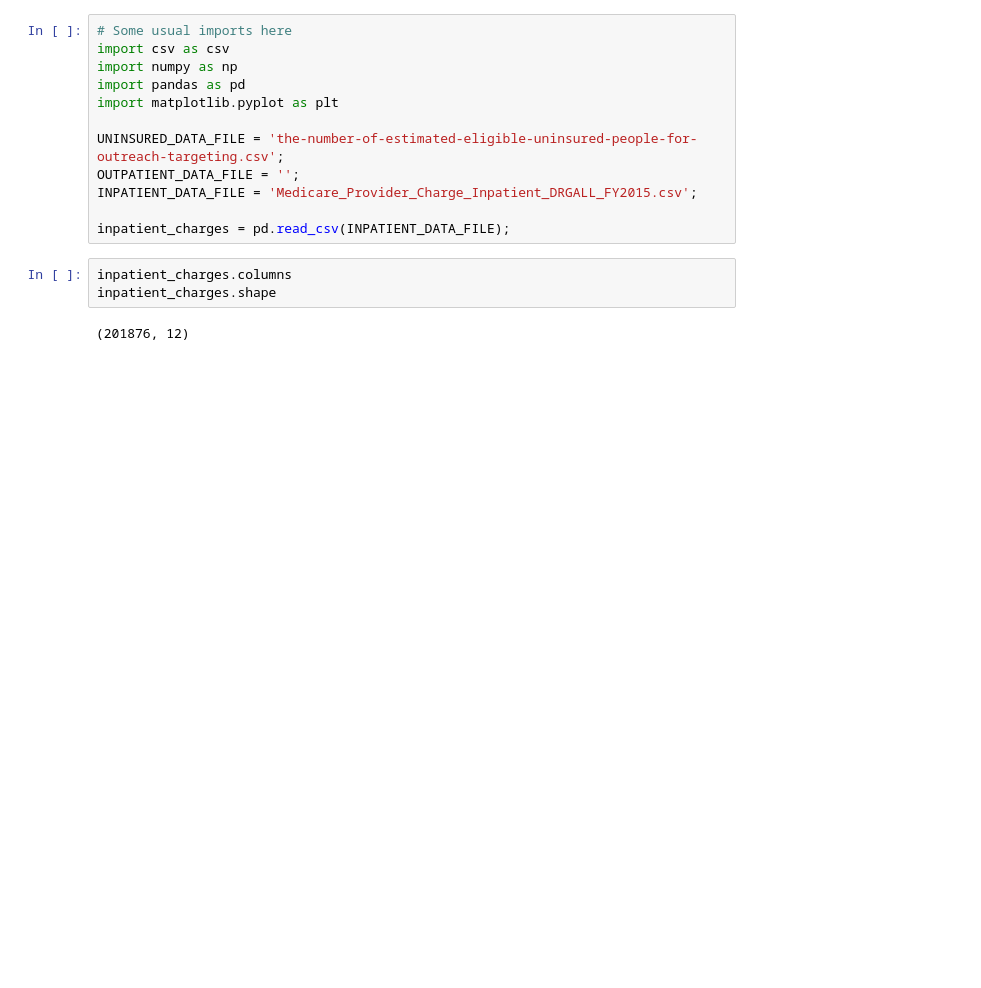
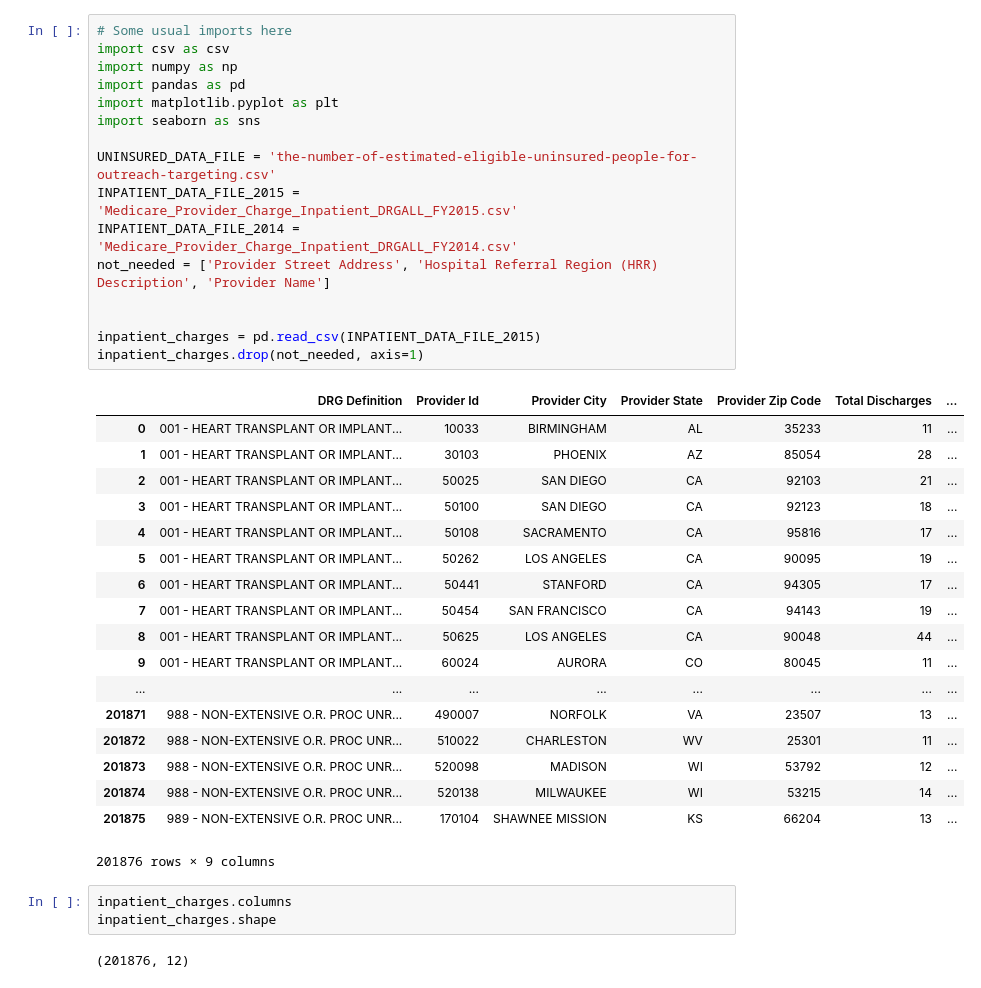
Before and after one commit to mlubega/mini_ds, a Jupyter notebook: cms_inpatient_2015.ipynb, the cells around one changed output. Drawn from its saved outputs; the diff is of its cells as text; blank space fills up the shorter version.

```diff
--- a/cms_inpatient_2015.ipynb
+++ b/cms_inpatient_2015.ipynb
@@ -1,15 +1,38 @@
 # %%
 # Some usual imports here
 import csv as csv
 import numpy as np
 import pandas as pd
 import matplotlib.pyplot as plt
+import seaborn as sns
 
-UNINSURED_DATA_FILE = 'the-number-of-estimated-eligible-uninsured-people-for-outreach-targeting.csv';
-OUTPATIENT_DATA_FILE = '';
-INPATIENT_DATA_FILE = 'Medicare_Provider_Charge_Inpatient_DRGALL_FY2015.csv';
+UNINSURED_DATA_FILE = 'the-number-of-estimated-eligible-uninsured-people-for-outreach-targeting.csv'
+INPATIENT_DATA_FILE_2015 = 'Medicare_Provider_Charge_Inpatient_DRGALL_FY2015.csv'
+INPATIENT_DATA_FILE_2014 = 'Medicare_Provider_Charge_Inpatient_DRGALL_FY2014.csv'
+not_needed = ['Provider Street Address', 'Hospital Referral Region (HRR) Description', 'Provider Name']
 
-inpatient_charges = pd.read_csv(INPATIENT_DATA_FILE);
+
+inpatient_charges = pd.read_csv(INPATIENT_DATA_FILE_2015)
+inpatient_charges.drop(not_needed, axis=1)
+# %% [output]
+|  | DRG Definition | Provider Id | Provider City | Provider State | Provider Zip Code | Total Discharges | ... |
+| 0 | 001 - HEART TRANSPLANT OR IMPLANT... | 10033 | BIRMINGHAM | AL | 35233 | 11 | ... |
+| 1 | 001 - HEART TRANSPLANT OR IMPLANT... | 30103 | PHOENIX | AZ | 85054 | 28 | ... |
+| 2 | 001 - HEART TRANSPLANT OR IMPLANT... | 50025 | SAN DIEGO | CA | 92103 | 21 | ... |
+| 3 | 001 - HEART TRANSPLANT OR IMPLANT... | 50100 | SAN DIEGO | CA | 92123 | 18 | ... |
+| 4 | 001 - HEART TRANSPLANT OR IMPLANT... | 50108 | SACRAMENTO | CA | 95816 | 17 | ... |
+| 5 | 001 - HEART TRANSPLANT OR IMPLANT... | 50262 | LOS ANGELES | CA | 90095 | 19 | ... |
+| 6 | 001 - HEART TRANSPLANT OR IMPLANT... | 50441 | STANFORD | CA | 94305 | 17 | ... |
+| 7 | 001 - HEART TRANSPLANT OR IMPLANT... | 50454 | SAN FRANCISCO | CA | 94143 | 19 | ... |
+| 8 | 001 - HEART TRANSPLANT OR IMPLANT... | 50625 | LOS ANGELES | CA | 90048 | 44 | ... |
+| 9 | 001 - HEART TRANSPLANT OR IMPLANT... | 60024 | AURORA | CO | 80045 | 11 | ... |
+| ... | ... | ... | ... | ... | ... | ... | ... |
+| 201871 | 988 - NON-EXTENSIVE O.R. PROC UNR... | 490007 | NORFOLK | VA | 23507 | 13 | ... |
+| 201872 | 988 - NON-EXTENSIVE O.R. PROC UNR... | 510022 | CHARLESTON | WV | 25301 | 11 | ... |
+| 201873 | 988 - NON-EXTENSIVE O.R. PROC UNR... | 520098 | MADISON | WI | 53792 | 12 | ... |
+| 201874 | 988 - NON-EXTENSIVE O.R. PROC UNR... | 520138 | MILWAUKEE | WI | 53215 | 14 | ... |
+| 201875 | 989 - NON-EXTENSIVE O.R. PROC UNR... | 170104 | SHAWNEE MISSION | KS | 66204 | 13 | ... |
+201876 rows × 9 columns
 # %%
 inpatient_charges.columns
 inpatient_charges.shape
```
Also changed, not shown: parts of 16 cells of this notebook, 2 other files.
